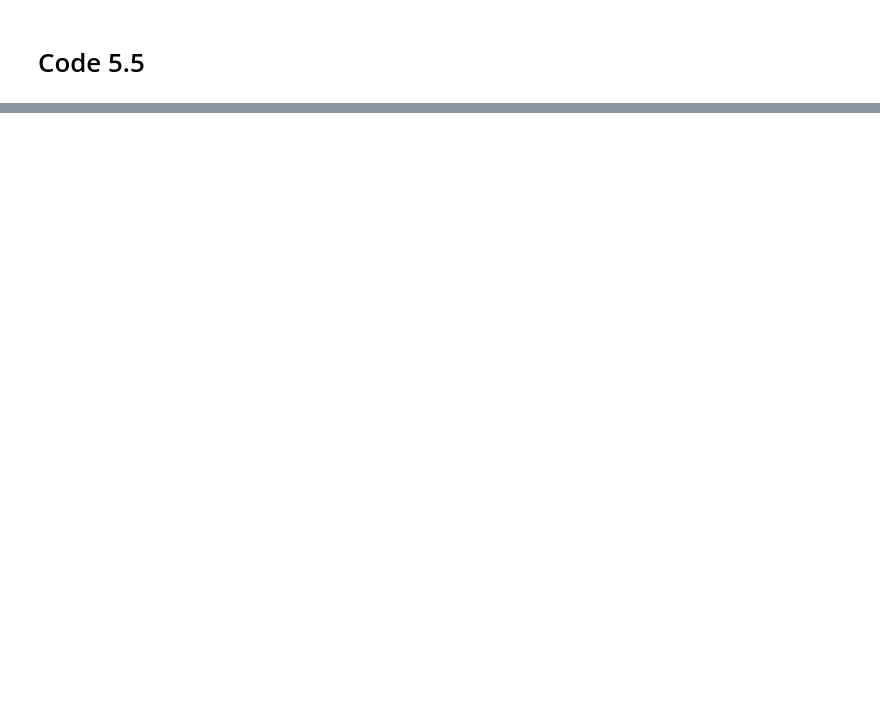
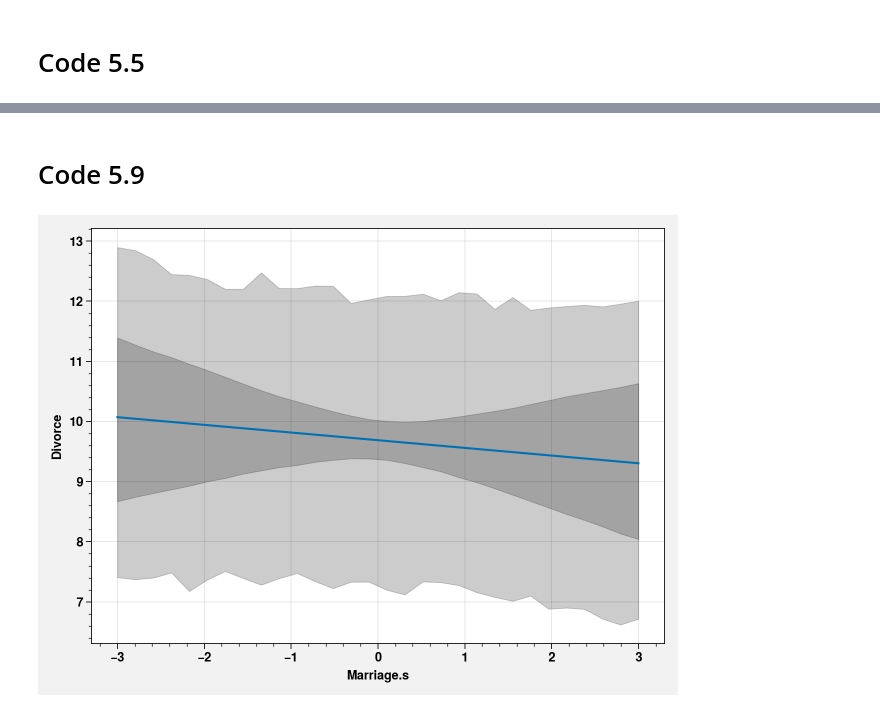
Before and after one commit to saketkc/pyro-rethinking, a Jupyter notebook: Chapters/05_Chapter05.ipynb, the cells around one changed output, grey strips where cells are left out. Cells and saved outputs as stored; diff of their text form; code cells hidden in the pictures; blank space fills up the shorter version.

```diff
--- a/Chapters/05_Chapter05.ipynb
+++ b/Chapters/05_Chapter05.ipynb
@@ -256,0 +267,42 @@ i
+# %% [markdown]
+# Code 5.9
+# %%
+def sim(post, A, R, num_samples=1000):
+  mu = post["bR"].detach().reshape((num_samples,1))*R.reshape(1, R.shape[0])
+  mu += post["a"].detach().reshape((num_samples,1))
+  mu += post["bA"].detach().reshape((num_samples,1))*A
+  sigma = post["sigma"].reshape(num_samples,1)
+  divorce = dist.Normal(mu,
+                        sigma).sample()
+  return divorce
+
+
+def link(samples, A, R, num_samples=1000):
+
+  mu = samples["bR"].detach().reshape((num_samples,1))*R.reshape(1, R.shape[0])
+  mu += samples["a"].detach().reshape((num_samples,1))
+  mu += samples["bA"].detach().reshape((num_samples,1))*A
+  return mu
+
+A_avg = d['MedianAgeMarriage_s'].mean()
+R_seq = torch.linspace(-3., 3., steps=30)
+
+samples = samples53
+mu = link(samples, A_avg, R_seq, num_samples=1000)
+mu_mean = mu.mean(0)
+
+mu_PI = stats.pi(mu, dim=0, prob=0.89)
+
+R_sim = sim(samples, A_avg, R_seq)
+R_PI = stats.pi(R_sim, dim=0, prob=0.89)
+
+
+fig, ax = plt.subplots()
+sns.lineplot(R_seq.numpy(), mu_mean.numpy(), ax=ax)
+ax.fill_between(R_seq, mu_PI[0], mu_PI[1], color="k", alpha=0.2)
+ax.fill_between(R_seq, R_PI[0], R_PI[1], color="k", alpha=0.2)
+ax.set_xlabel('Marriage.s')
+ax.set_ylabel('Divorce')
+fig.tight_layout()
+# %% [output]
+[figure, added]
```
Also changed, not shown: parts of 93 cells of this notebook.
